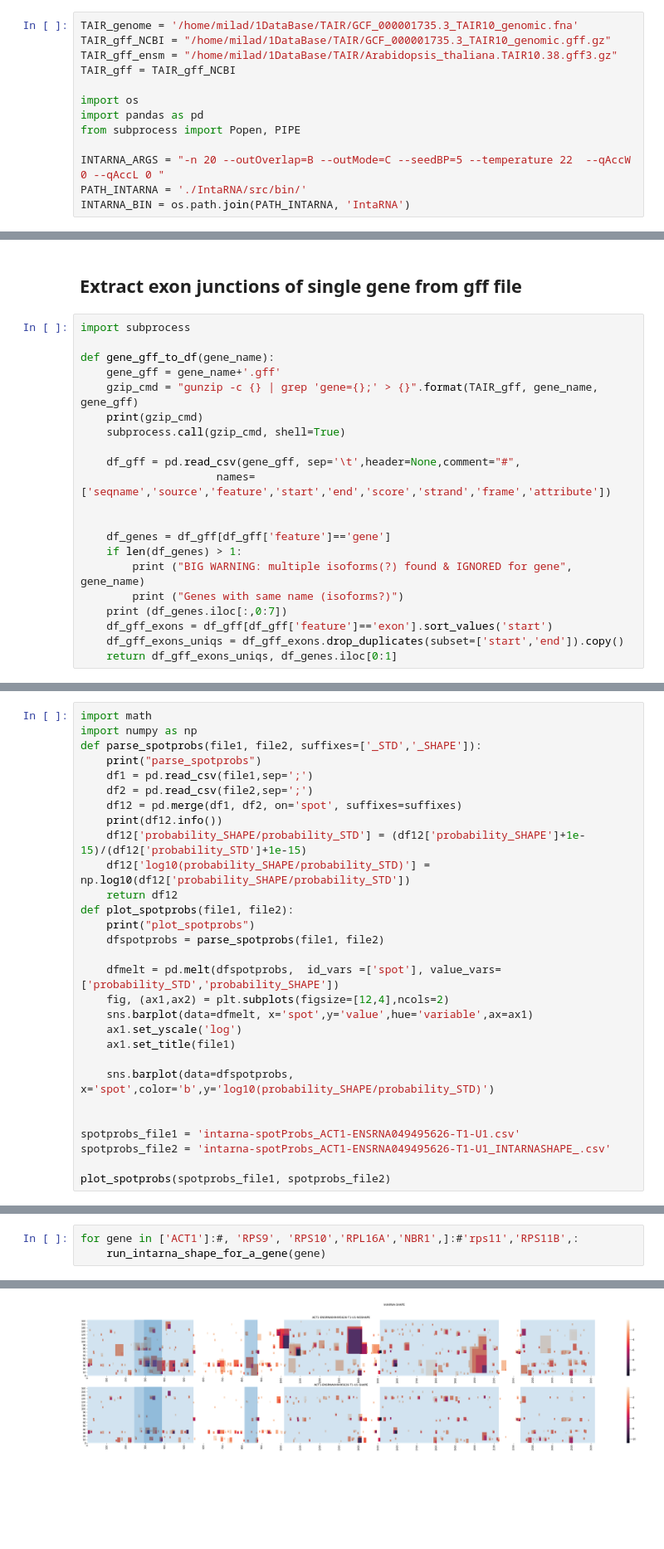
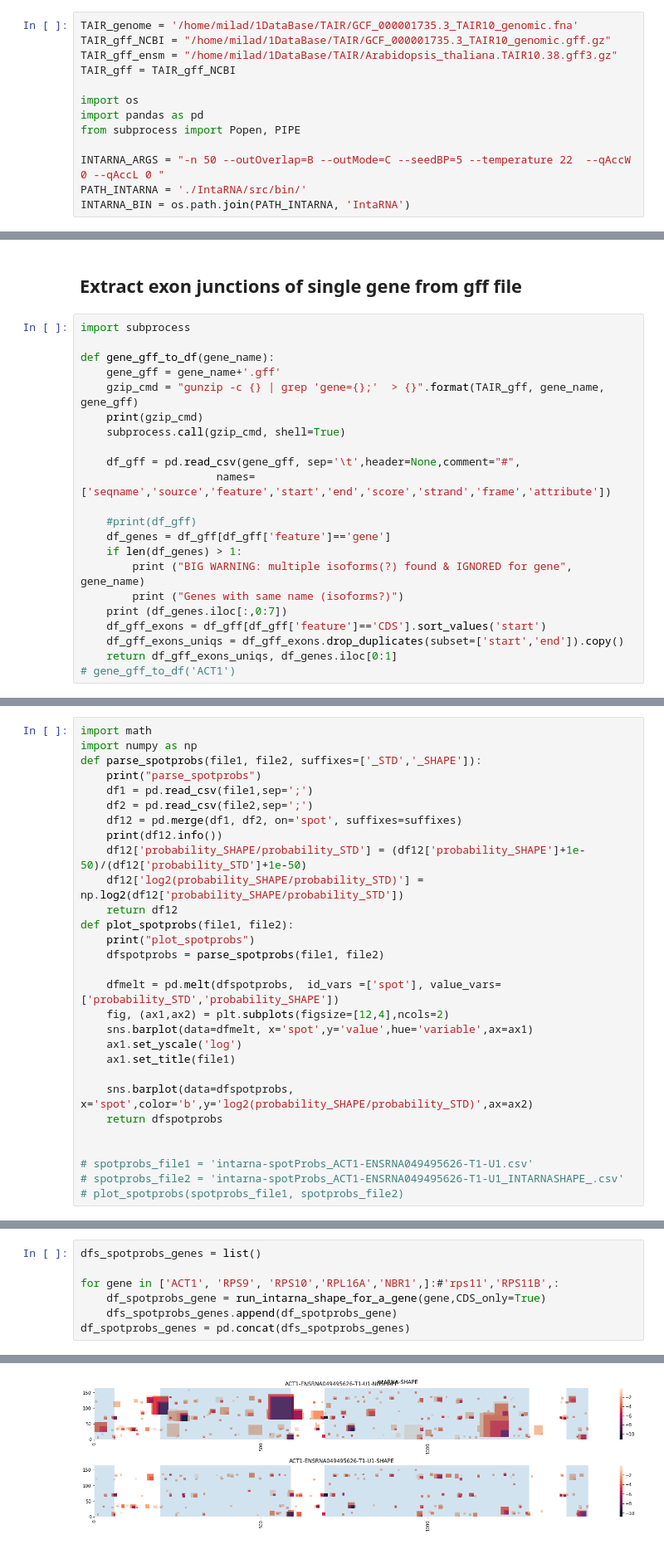
Before and after one commit to BackofenLab/IntaRNA-benchmark-SHAPE, a Jupyter notebook: src/analysis_IntaSHAPE-U1-interaction.ipynb, the cells around one changed output, grey strips where cells are left out. Shown at 83% size. Drawn from its saved outputs; the diff is of its cells as text; blank space fills up the shorter version.

Commit message:
Use CDS only exons

```diff
--- a/src/analysis_IntaSHAPE-U1-interaction.ipynb
+++ b/src/analysis_IntaSHAPE-U1-interaction.ipynb
@@ -10,7 +10,7 @@ import os
 import pandas as pd
 from subprocess import Popen, PIPE
 
-INTARNA_ARGS = "-n 20 --outOverlap=B --outMode=C --seedBP=5 --temperature 22  --qAccW 0 --qAccL 0 "
+INTARNA_ARGS = "-n 50 --outOverlap=B --outMode=C --seedBP=5 --temperature 22  --qAccW 0 --qAccL 0 "
 PATH_INTARNA = './IntaRNA/src/bin/'
 INTARNA_BIN = os.path.join(PATH_INTARNA, 'IntaRNA')
 # %% [markdown]
@@ -97,22 +67,23 @@ import subprocess
 
 def gene_gff_to_df(gene_name):
     gene_gff = gene_name+'.gff'
-    gzip_cmd = "gunzip -c {} | grep 'gene={};' > {}".format(TAIR_gff, gene_name, gene_gff)
+    gzip_cmd = "gunzip -c {} | grep 'gene={};'  > {}".format(TAIR_gff, gene_name, gene_gff)
     print(gzip_cmd)
     subprocess.call(gzip_cmd, shell=True)
 
     df_gff = pd.read_csv(gene_gff, sep='\t',header=None,comment="#",
                      names=['seqname','source','feature','start','end','score','strand','frame','attribute'])
 
-
+    #print(df_gff)
     df_genes = df_gff[df_gff['feature']=='gene']
     if len(df_genes) > 1:
         print ("BIG WARNING: multiple isoforms(?) found & IGNORED for gene", gene_name)
         print ("Genes with same name (isoforms?)")
     print (df_genes.iloc[:,0:7])
-    df_gff_exons = df_gff[df_gff['feature']=='exon'].sort_values('start')
+    df_gff_exons = df_gff[df_gff['feature']=='CDS'].sort_values('start')
     df_gff_exons_uniqs = df_gff_exons.drop_duplicates(subset=['start','end']).copy()
     return df_gff_exons_uniqs, df_genes.iloc[0:1]
+# gene_gff_to_df('ACT1')
 # %%
 def df_gff_to_bed_fasta(df, gene_name):
     bed_df = df['seqname'].map(str) + '\t' + df['start'].map(str) + '\t' +\
@@ -158,8 +129,8 @@ def parse_spotprobs(file1, file2, suffixes=['_STD','_SHAPE']):
     df2 = pd.read_csv(file2,sep=';')
     df12 = pd.merge(df1, df2, on='spot', suffixes=suffixes)
     print(df12.info())
-    df12['probability_SHAPE/probability_STD'] = (df12['probability_SHAPE']+1e-15)/(df12['probability_STD']+1e-15)
-    df12['log10(probability_SHAPE/probability_STD)'] = np.log10(df12['probability_SHAPE/probability_STD'])
+    df12['probability_SHAPE/probability_STD'] = (df12['probability_SHAPE']+1e-50)/(df12['probability_STD']+1e-50)
+    df12['log2(probability_SHAPE/probability_STD)'] = np.log2(df12['probability_SHAPE/probability_STD'])
     return df12
 def plot_spotprobs(file1, file2):
     print("plot_spotprobs")
@@ -171,10 +142,10 @@ def plot_spotprobs(file1, file2):
     ax1.set_yscale('log')
     ax1.set_title(file1)
 
-    sns.barplot(data=dfspotprobs, x='spot',color='b',y='log10(probability_SHAPE/probability_STD)')
+    sns.barplot(data=dfspotprobs, x='spot',color='b',y='log2(probability_SHAPE/probability_STD)',ax=ax2)
+    return dfspotprobs
 
 
-spotprobs_file1 = 'intarna-spotProbs_ACT1-ENSRNA049495626-T1-U1.csv'
-spotprobs_file2 = 'intarna-spotProbs_ACT1-ENSRNA049495626-T1-U1_INTARNASHAPE_.csv'
-
-plot_spotprobs(spotprobs_file1, spotprobs_file2)
+# spotprobs_file1 = 'intarna-spotProbs_ACT1-ENSRNA049495626-T1-U1.csv'
+# spotprobs_file2 = 'intarna-spotProbs_ACT1-ENSRNA049495626-T1-U1_INTARNASHAPE_.csv'
+# plot_spotprobs(spotprobs_file1, spotprobs_file2)
@@ -273,4 +262,8 @@ gunzip -c /home/milad/1DataBase/TAIR/GCF_000001735.3_TAIR10_genomic.gff.gz | gre
 # %%
-for gene in ['ACT1']:#, 'RPS9', 'RPS10','RPL16A','NBR1',]:#'rps11','RPS11B',:
-    run_intarna_shape_for_a_gene(gene)
+dfs_spotprobs_genes = list()
+
+for gene in ['ACT1', 'RPS9', 'RPS10','RPL16A','NBR1',]:#'rps11','RPS11B',:
+    df_spotprobs_gene = run_intarna_shape_for_a_gene(gene,CDS_only=True)
+    dfs_spotprobs_genes.append(df_spotprobs_gene)
+df_spotprobs_genes = pd.concat(dfs_spotprobs_genes)
 # %% [output]
@@ -293,2 +286,2 @@ memory usage: 192.0+ bytes
 None
-[figure, old version]
+[figure, new version]
```
Also changed, not shown: parts of 12 cells of this notebook.
